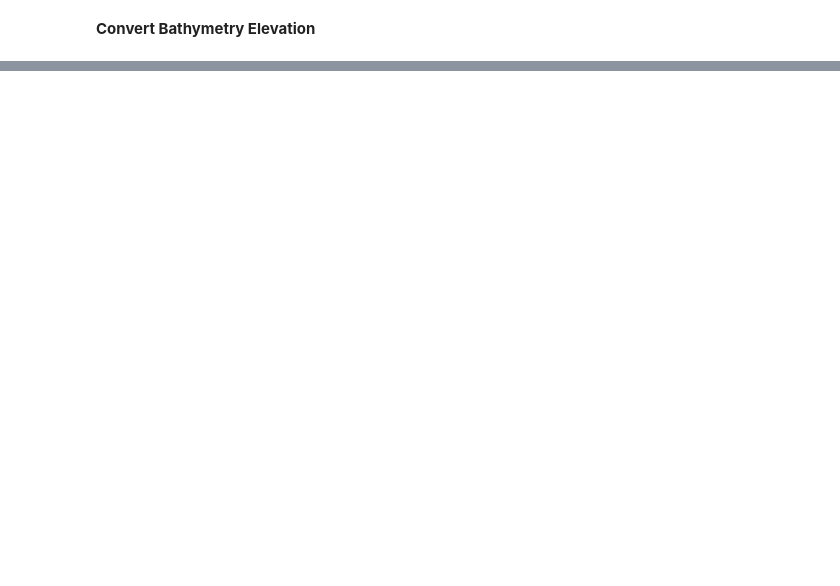
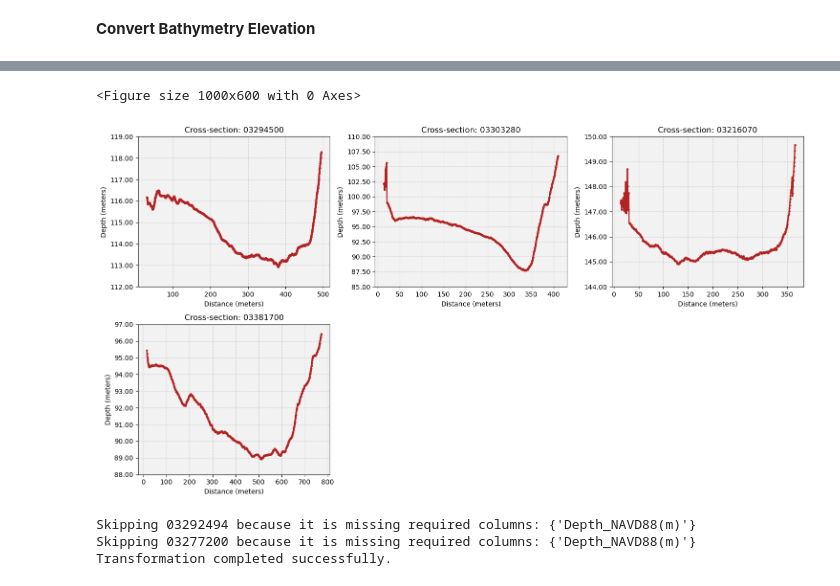
Before and after one commit to jdavecas/Hipsometric-curves, a Jupyter notebook: Bathymetry_trans.ipynb, the cells around one changed output, grey strips where cells are left out. Saved outputs shown, nothing was run; the diff lists cells and outputs as text; code cells hidden in the pictures; blank space fills up the shorter version.

```diff
--- a/Bathymetry_trans.ipynb
+++ b/Bathymetry_trans.ipynb
@@ -251,0 +231,5 @@ AttributeError: 'tuple' object has no attribute 'columns'
+# %%
+# Given that the list of georeferenced cx's are store as 'georeferenced_mmt_IDs' with a format of 'gageID_mb_date',
+# I want extract only the gageID part to match with the gage codes in the USGS website
+georef_cx_gages = [re.match(r'(\d+)_mb_', item).group(1) for item in georeferenced_mmt_IDs]
+georef_cx_gages
@@ -251,0 +307,2 @@ AttributeError: 'tuple' object has no attribute 'columns'
+# %%
+result, new_dict = datum_trans(georef_cx_gages, new_gdf_dict)
@@ -251,0 +357,41 @@ AttributeError: 'tuple' object has no attribute 'columns'
+# %%
+plt.figure(figsize=(10, 6))
+helpfxs.plot_mb_xs_dict(new_dict, result, depth_column = 'Depth_NAVD88(m)', colors=['firebrick'] * len(new_dict), units="meters")
+# %% [output]
+<Figure size 1000x600 with 0 Axes>
+[figure, added]
+# %%
+## Define the coordinate transformation (NAVD88 to EGM2008)
+# Define the coordinate transformation (NAVD88 to EGM2008)
+transformer = Transformer.from_crs("EPSG:6349", "EPSG:9057+EPSG:3855", always_xy=True)
+bath_EGM08 = {}
+
+for key in new_dict.keys():
+    # Ensure the DataFrame has the required columns
+    required_columns = {"Latitude_Degrees", "Longitude_Degrees", "Distance_Meters", "geometry", "Depth_NAVD88(m)"}
+
+    # Skip if the DataFrame does not have the required column(s)
+    if not required_columns.issubset(new_dict[key].columns):
+        print(f"Skipping {key} because it is missing required columns: {required_columns - set(new_dict[key].columns)}")
+        continue  # Skip this key
+
+    # Explicitly create a copy to avoid SettingWithCopyWarning
+    bath_EGM08[key] = new_dict[key][list(required_columns)].copy()
+
+    # Apply transformation correctly (Longitude first due to always_xy=True)
+    transformed_coords = transformer.transform(
+        bath_EGM08[key]['Longitude_Degrees'].values,
+        bath_EGM08[key]['Latitude_Degrees'].values,
+        bath_EGM08[key]['Depth_NAVD88(m)'].values
+    )
+
+    # Assign transformed values using .loc to avoid the warning
+    bath_EGM08[key].loc[:, "Longitude_EGM2008"] = transformed_coords[0]
+    bath_EGM08[key].loc[:, "Latitude_EGM2008"] = transformed_coords[1]
+    bath_EGM08[key].loc[:, "Depth_EGM2008(m)"] = transformed_coords[2]
+
+print("Transformation completed successfully.")
+# %% [output]
+Skipping 03292494 because it is missing required columns: {'Depth_NAVD88(m)'}
+Skipping 03277200 because it is missing required columns: {'Depth_NAVD88(m)'}
+Transformation completed successfully.
```
Also changed, not shown: parts of 17 cells of this notebook, 1 other file.
